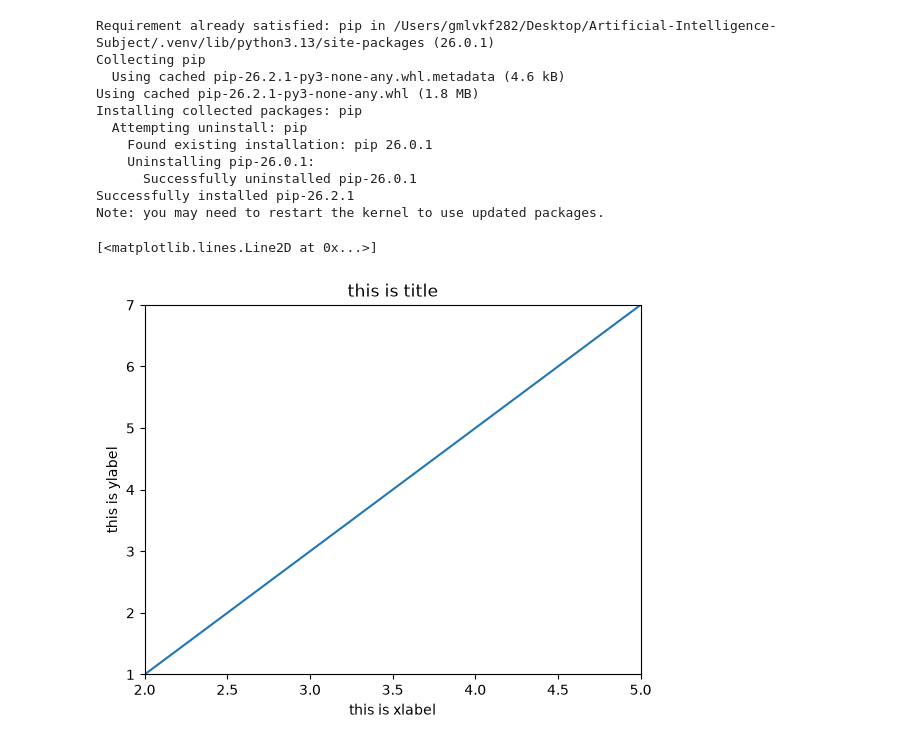
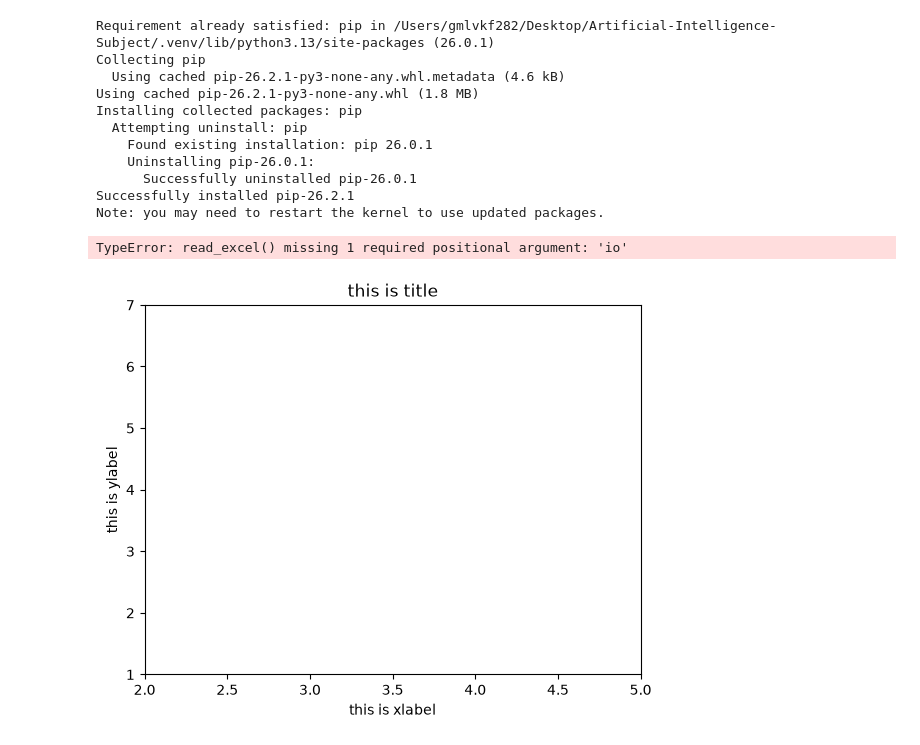
Before and after one commit to H1pal/AI-Subject, a Jupyter notebook: DPreprocessing/데이터시각화_1312.ipynb, the cells around one changed output. Saved outputs shown, nothing was run; the diff lists cells and outputs as text; code cells hidden in the pictures.

```diff
--- a/DPreprocessing/데이터시각화_1312.ipynb
+++ b/DPreprocessing/데이터시각화_1312.ipynb
@@ -15,19 +15,23 @@ Successfully installed pip-26.2.1
 Note: you may need to restart the kernel to use updated packages.
 # %%
 import matplotlib.pyplot as plt
+import pandas as pd
+
+
 
 x_data = [2, 3, 4 ,5]
 y_data = [1, 3 ,5 ,7]
 
 plt.title("this is title")
 plt.xlabel("this is xlabel")
 plt.ylabel("this is ylabel")
-# plt.legend()
 
 plt.xlim(left=x_data[0], right=x_data[-1])
 plt.ylim(bottom=y_data[0], top=y_data[-1])
-
-plt.plot(x_data, y_data)
+# plt.legend()
+# plt.show()
+df = pd.read_excel("./assets/train.csv")
+df['']
 # %% [output]
-[<matplotlib.lines.Line2D at 0x...>]
+TypeError: read_excel() missing 1 required positional argument: 'io'
-[figure, old version]
+[figure, new version]
```
Also changed, not shown: parts of 1 cell of this notebook, 2 other files.
